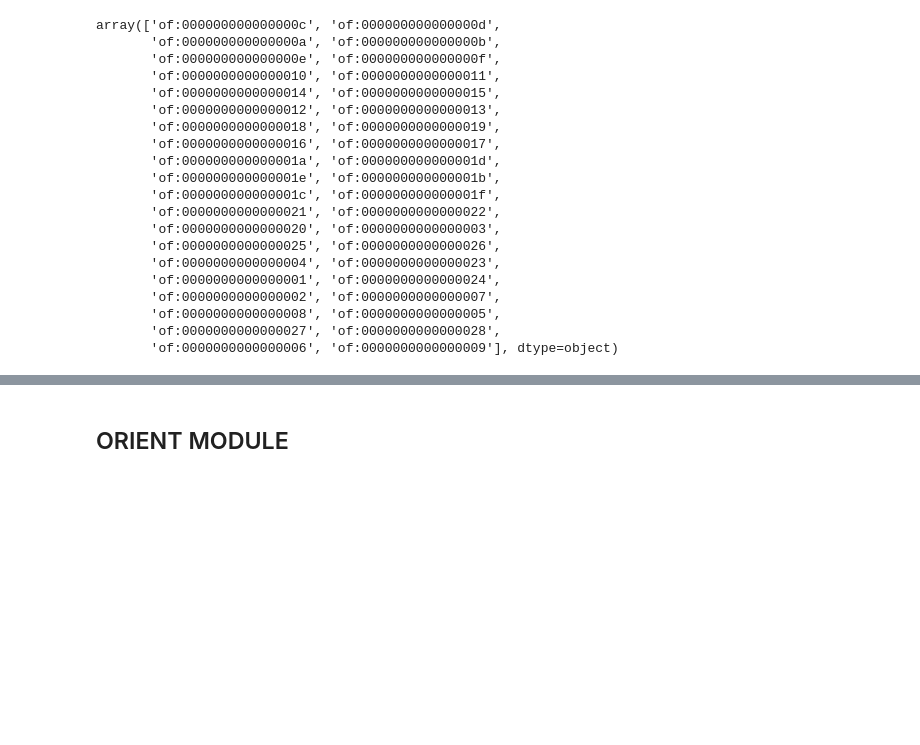
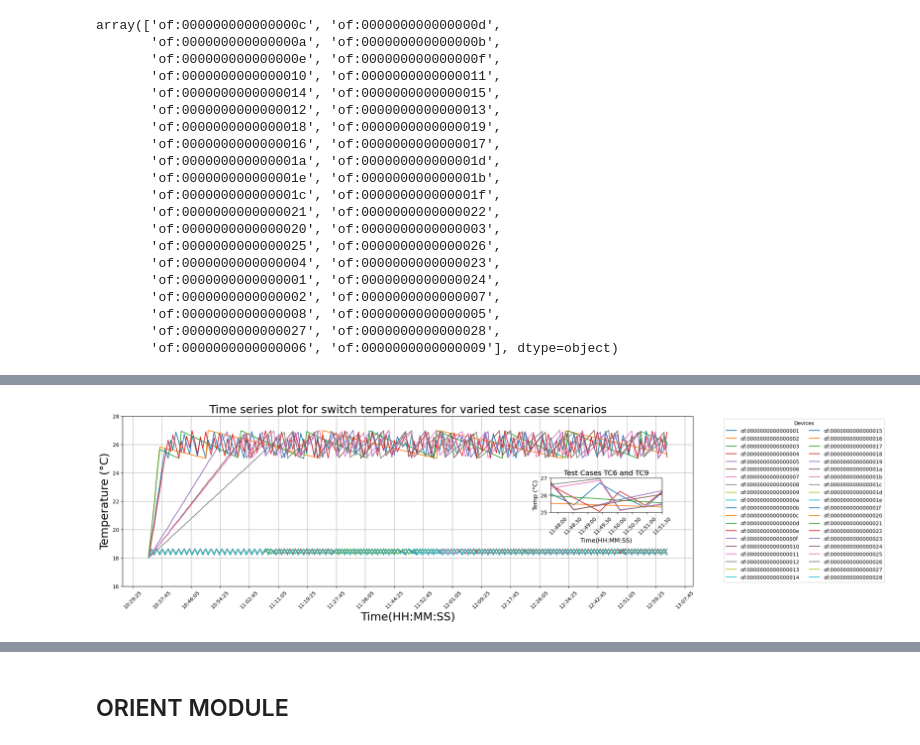
Before and after one commit to PinaPhD/A-threshold-triggered-DQN-self-healing-framework, a Jupyter notebook: Data/Summary.ipynb, the cells around one changed output, grey strips where cells are left out. Cells and saved outputs as stored; diff of their text form; code cells hidden in the pictures; blank space fills up the shorter version.

```diff
--- a/Data/Summary.ipynb
+++ b/Data/Summary.ipynb
@@ -489,0 +467,66 @@ plt.show()
+# %%
+import matplotlib.pyplot as plt
+import matplotlib.dates as mdates
+from mpl_toolkits.axes_grid1.inset_locator import inset_axes, mark_inset
+import pandas as pd
+
+# Main Plot
+plt.figure(figsize=(20, 6))
+
+# Group by device and plot each device's temperature over time
+for device, group in data_cleaned.groupby('device'):
+    plt.plot(group.index, group['temperature'], label=device)
+
+# Set xticks to every 15 seconds
+plt.gca().xaxis.set_major_locator(mdates.SecondLocator(interval=500))  # Show xticks every 500 seconds for main plot
+plt.gca().xaxis.set_major_formatter(mdates.DateFormatter('%H:%M:%S'))  # Format as Hour:Minute:Second
+
+# Add labels and title
+plt.xlabel('Time(HH:MM:SS)', fontsize=22)
+plt.ylabel('Temperature (°C)', fontsize=22)
+plt.title('Time series plot for switch temperatures for varied test case scenarios', fontsize=22)
+
+# Improve the legend by splitting into columns
+plt.legend(title="Devices", bbox_to_anchor=(1.05, 1), loc='upper left', ncol=2)
+plt.xticks(rotation=45)
+plt.ylim([16, 28])  # Adjusting the y axis to zoom in the plots a bit more
+plt.grid()
+
+# Create an inset for zoomed-in section
+# Set the position relative to the main plot (loc=1 means upper right)
+ax_inset = inset_axes(plt.gca(), width="30%", height="40%",
+                      bbox_to_anchor=(0.3, 0.15, 0.65, 0.5),
+                      bbox_transform=plt.gca().transAxes)
+
+# Plot the zoomed section in the inset
+for device, group in data_cleaned.groupby('device'):
+    ax_inset.plot(group.index, group['temperature'], label=device)
+
+# Set the limits for the zoomed-in inset
+xmin = pd.to_datetime('2024-10-03 11:47:45')  # start time
+xmax = pd.to_datetime('2024-10-03 11:51:30')  # end time
+ymin = 25  # Example minimum temperature
+ymax = 27  # Example maximum temperature
+ax_inset.set_xlim([xmin, xmax])
+ax_inset.set_ylim([ymin, ymax])
+
+# Set xticks for the inset
+ax_inset.xaxis.set_major_locator(mdates.SecondLocator(interval=30))  # Show xticks every 15 seconds in the inset
+ax_inset.xaxis.set_major_formatter(mdates.DateFormatter('%H:%M:%S'))  # Format as Hour:Minute:Second
+ax_inset.tick_params(axis='x', rotation=45)
+
+# Add grid and labels for the inset
+ax_inset.grid()
+ax_inset.set_title("Test Cases TC6 and TC9", fontsize=14)
+ax_inset.set_xlabel('Time(HH:MM:SS)', fontsize=12)
+ax_inset.set_ylabel('Temp (°C)', fontsize=12)
+
+# Highlight the zoomed section in the main plot with lines
+#mark_inset(plt.gca(), ax_inset, loc1=2, loc2=4, fc="none", ec="black", lw=2)
+
+# Show the plot with inset
+plt.grid()
+#plt.tight_layout()
+plt.show()
+# %% [output]
+[figure, added]
```
Also changed, not shown: parts of 12 cells of this notebook, 16 other files.
